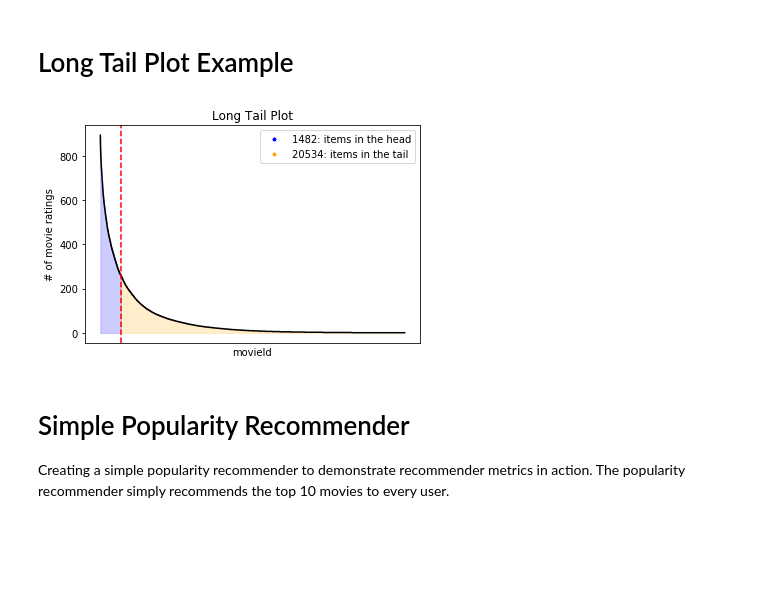
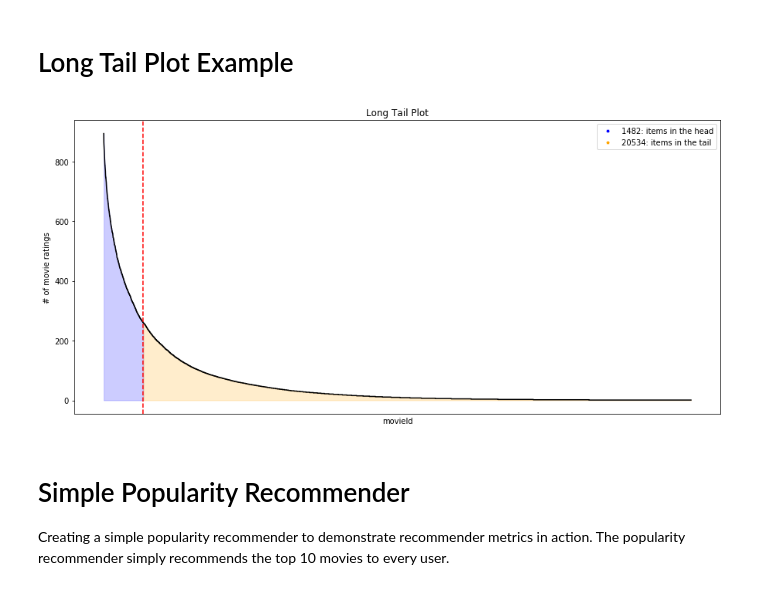
Before and after one commit to statisticianinstilettos/recmetrics, a Jupyter notebook: example.ipynb, the cells around one changed output. Cells and saved outputs as stored; diff of their text form; code cells hidden in the pictures; blank space fills up the shorter version.

```diff
--- a/example.ipynb
+++ b/example.ipynb
@@ -27,13 +28,17 @@ ratings.head(3)
 # %% [markdown]
 # Long Tail Plot Example
 # %%
+import matplotlib.pyplot as plt
+
+fig = plt.figure(figsize=(15, 7))
+
 LongTailPlot(df=ratings,
              item_id_column="movieId",
              interaction_type="movie ratings",
              percentage=0.5,
              x_labels=False)
 # %% [output]
-[figure, old version]
+[figure, new version]
 # %% [markdown]
 # Simple Popularity Recommender
 Creating a simple popularity recommender to demonstrate recommender metrics in action. The popularity recommender simply recommends the top 10 movies to every user.
```
Also changed, not shown: parts of 49 cells of this notebook, 1 other file.
